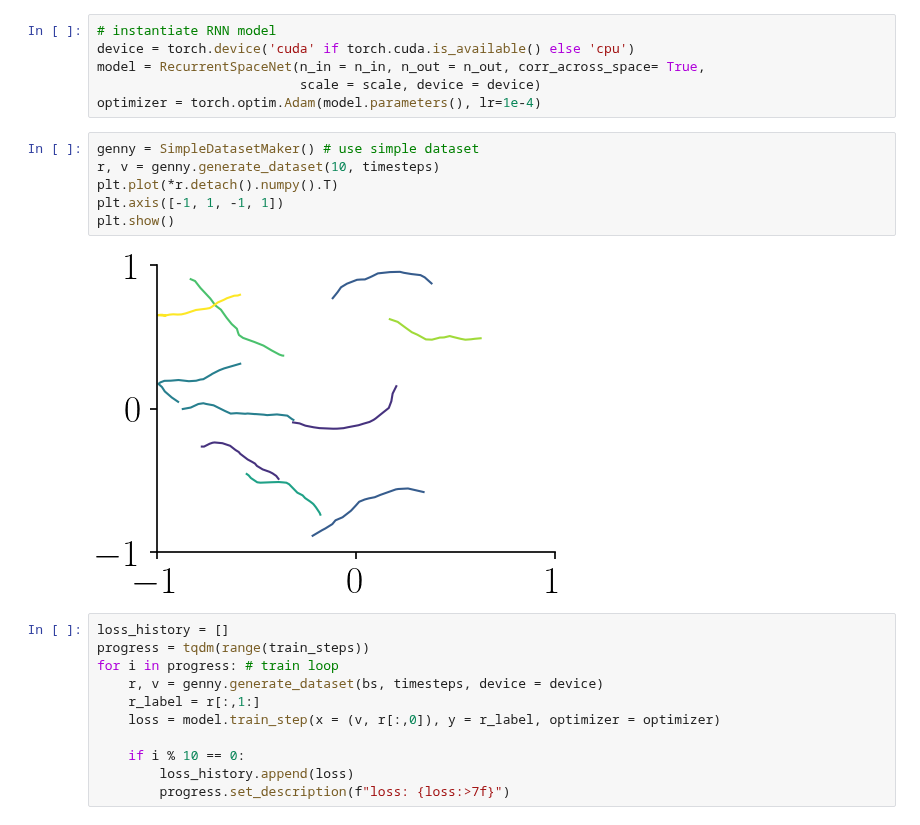
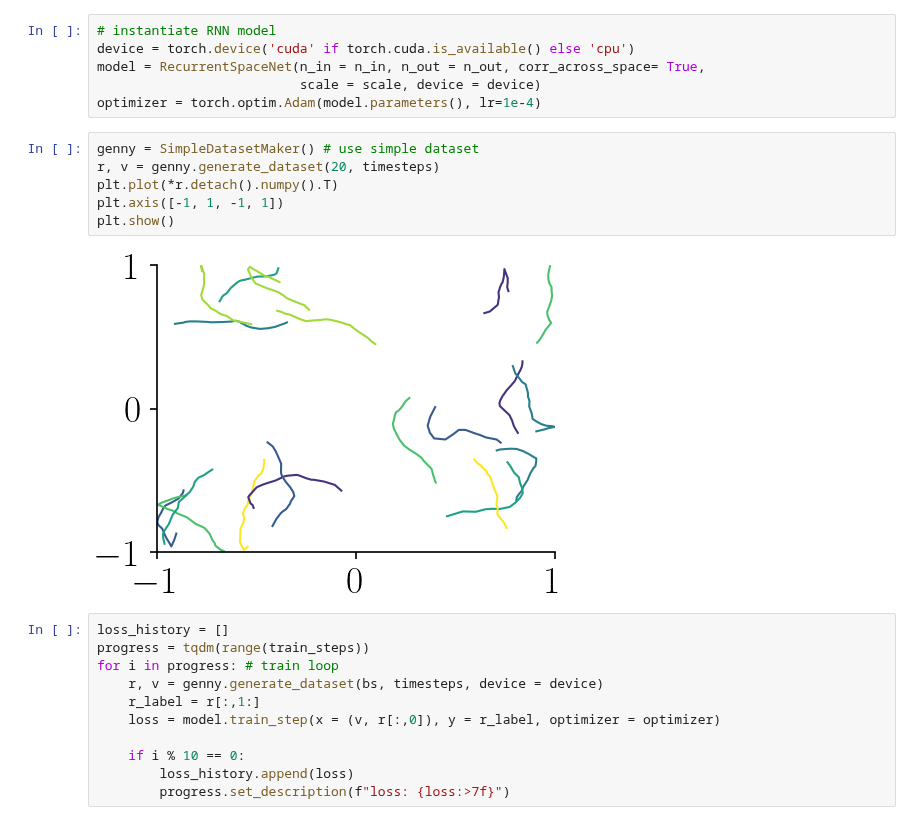
Before and after one commit to bioAI-Oslo/ConjunctiveRepresentations, a Jupyter notebook: short_trajectory_RNN.ipynb, the cells around one changed output. Saved outputs shown, nothing was run; the diff lists cells and outputs as text.

```diff
--- a/short_trajectory_RNN.ipynb
+++ b/short_trajectory_RNN.ipynb
@@ -30,12 +32,12 @@ model = RecurrentSpaceNet(n_in = n_in, n_out = n_out, corr_across_space= True,
 optimizer = torch.optim.Adam(model.parameters(), lr=1e-4)
 # %%
 genny = SimpleDatasetMaker() # use simple dataset
-r, v = genny.generate_dataset(10, timesteps)
+r, v = genny.generate_dataset(20, timesteps)
 plt.plot(*r.detach().numpy().T)
 plt.axis([-1, 1, -1, 1])
 plt.show()
 # %% [output]
-[figure, old version]
+[figure, new version]
 # %%
 loss_history = []
 progress = tqdm(range(train_steps))
```
Also changed, not shown: parts of 5 cells of this notebook, 7 other files.
